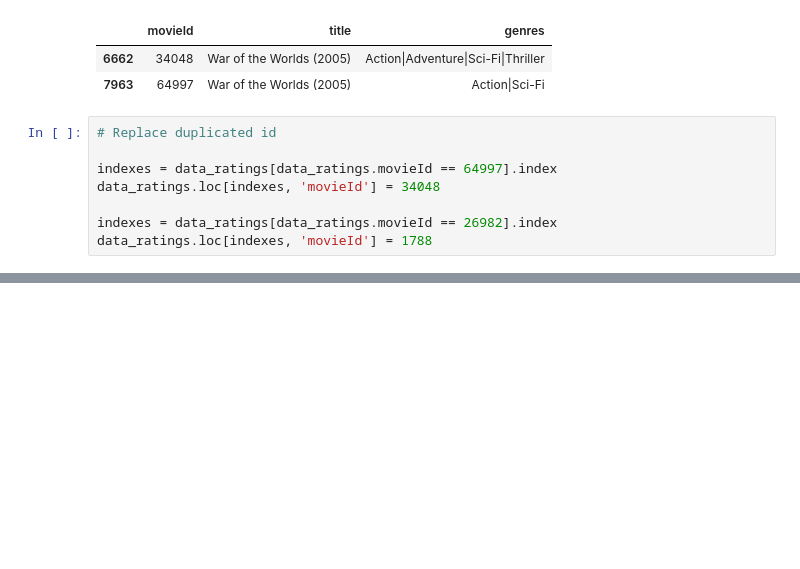
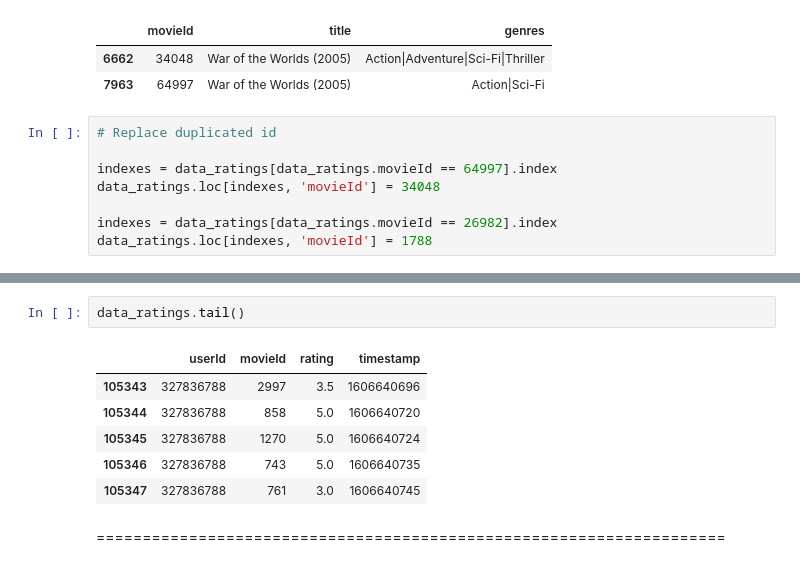
Before and after one commit to aleksanp/movie-recommendation-bot, a Jupyter notebook: movie_recommendation_bot.ipynb, the cells around one changed output, grey strips where cells are left out. Cells and saved outputs as stored; diff of their text form; blank space fills up the shorter version.

```diff
--- a/movie_recommendation_bot.ipynb
+++ b/movie_recommendation_bot.ipynb
@@ -438,0 +89,11 @@ Name: 49, dtype: object
+# %%
+data_ratings.tail()
+# %% [output]
+|  | userId | movieId | rating | timestamp |
+| 105343 | 327836788 | 2997 | 3.5 | 1606640696 |
+| 105344 | 327836788 | 858 | 5.0 | 1606640720 |
+| 105345 | 327836788 | 1270 | 5.0 | 1606640724 |
+| 105346 | 327836788 | 743 | 5.0 | 1606640735 |
+| 105347 | 327836788 | 761 | 3.0 | 1606640745 |
+# %% [markdown]
+====================================================================
```
Also changed, not shown: parts of 66 cells of this notebook, 1 other file.
